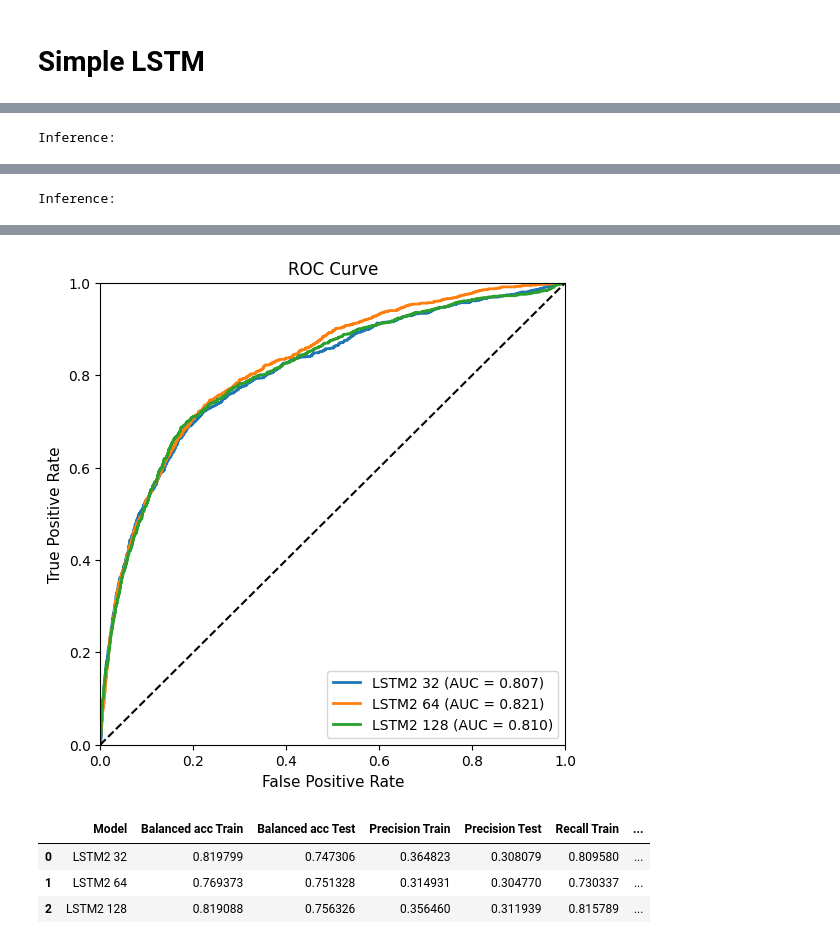
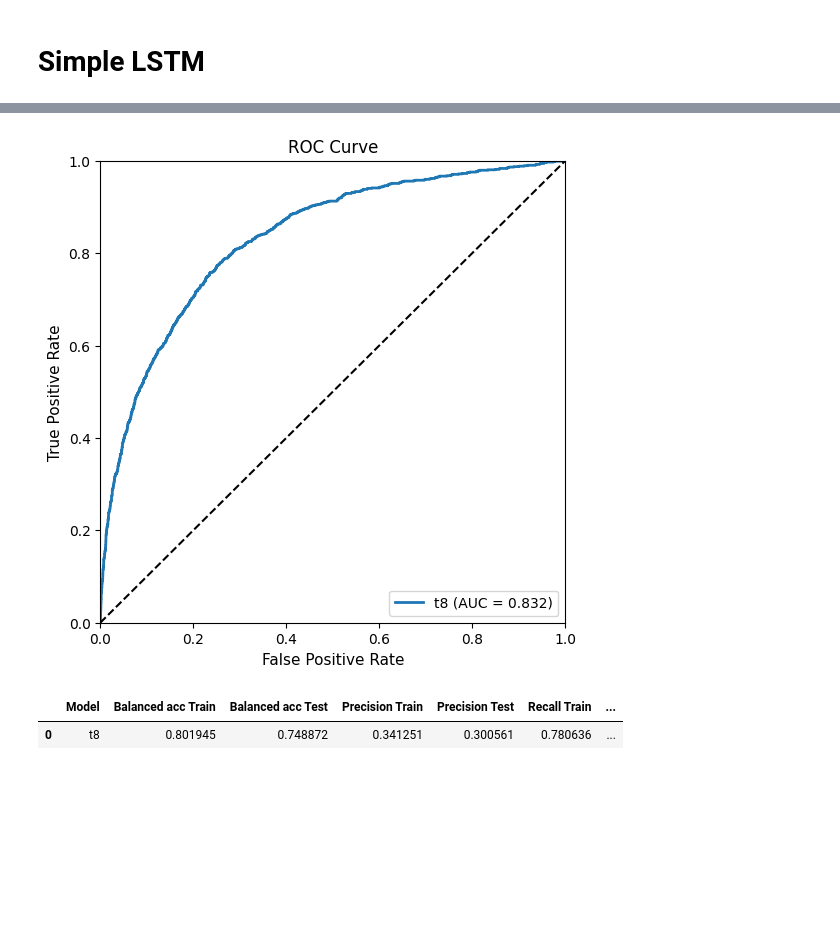
Before and after one commit to 23233408/CAPSTONE, a Jupyter notebook: Kha Huynh/ModelTraining_t8.ipynb, the cells around one changed output, grey strips where cells are left out. Saved outputs shown, nothing was run; the diff lists cells and outputs as text; code cells hidden in the pictures; blank space fills up the shorter version.

Commit message:
final t8 model

```diff
--- a/Kha Huynh/ModelTraining_t8.ipynb
+++ b/Kha Huynh/ModelTraining_t8.ipynb
@@ -21,7 +16,7 @@ import matplotlib.pyplot as plt
 
 np.warnings = warnings
 
-ROOT_DIR = Path('')
+ROOT_DIR = Path('..')
 sys.path.append(os.path.abspath(os.path.join('../Kha Huynh/Data cleansing')))
 sys.path.append(os.path.abspath(os.path.join('..')))
 # import DataLoader as DataLoader
@@ -216,13 +217,13 @@ for i, model in enumerate(models):
   model.compile(optimizer=keras.optimizers.Adam(learning_rate=init_lr), loss='binary_crossentropy', metrics = METRICS)
 
   checkpointer = ModelCheckpoint(filepath = f't8_model.hdf5', save_best_only = True, monitor='val_accuracy', mode='max')
-  early_stop = keras.callbacks.EarlyStopping(monitor = 'val_accuracy', mode = 'max', patience=5, restore_best_weights=True)
+  early_stop = keras.callbacks.EarlyStopping(monitor = 'val_accuracy', mode = 'max', patience=10, restore_best_weights=True)
   callbacks_list = [lr_scheduler, early_stop, checkpointer]
   # callbacks_list = [lr_scheduler, checkpointer]
   m = model.fit(x_train,y_train,
                 sample_weight=sample_weights,
                 # class_weight=me.get_class_weights(y_train_df),
-                epochs=40, batch_size=64, verbose=1,
+                epochs=50, batch_size=64, verbose=1,
                 validation_data=(x_val, y_val),
                 callbacks=callbacks_list)
   m_hist.append(m)
@@ -301,12 +299,0 @@ for i, _ in enumerate(m_hist):
-# %%
-fig, (plt1, plt2, plt3) = plt.subplots(1, 3, figsize=(15, 5))
-plts = [plt1, plt2, plt3]
-
-chart_types = ['val_accuracy', 'val_auc', 'val_loss']
-
-for i, chart_type in enumerate(chart_types):
-  k = 0
-  plts[i].plot(m_hist[k].history[chart_type])
-  plts[i].plot(m_hist[k+1].history[chart_type])
-  plts[i].plot(m_hist[k+2].history[chart_type])
-  plts[i].legend([f"LSTM2 32", f"LSTM2 64", f"LSTM2 128"], loc="lower right")
@@ -317,7 +302,7 @@ from keras.models import load_model
 reload(me)
 
 trained_models = {}
-model_names = ['LSTM2 32', 'LSTM2 64', 'LSTM2 128']
+model_names = ['t8']
 for i, m in enumerate(model_names):
   print("Inference:")
   model = load_model(f"t8_model.hdf5")
@@ -331 +317,0 @@ WARNING:tensorflow:Layer lstm_18 will not use cuDNN kernels since it doesn't mee
-Inference:
@@ -333 +317,0 @@ WARNING:tensorflow:Layer lstm_20 will not use cuDNN kernels since it doesn't mee
-Inference:
@@ -342,5 +318,3 @@ Inference:
-[figure, old version]
+[figure, new version]
 |  | Model | Balanced acc Train | Balanced acc Test | Precision Train | Precision Test | Recall Train | ... |
-| 0 | LSTM2 32 | 0.819799 | 0.747306 | 0.364823 | 0.308079 | 0.809580 | ... |
-| 1 | LSTM2 64 | 0.769373 | 0.751328 | 0.314931 | 0.304770 | 0.730337 | ... |
-| 2 | LSTM2 128 | 0.819088 | 0.756326 | 0.356460 | 0.311939 | 0.815789 | ... |
+| 0 | t8 | 0.801945 | 0.748872 | 0.341251 | 0.300561 | 0.780636 | ... |
```
Also changed, not shown: parts of 10 cells of this notebook.
